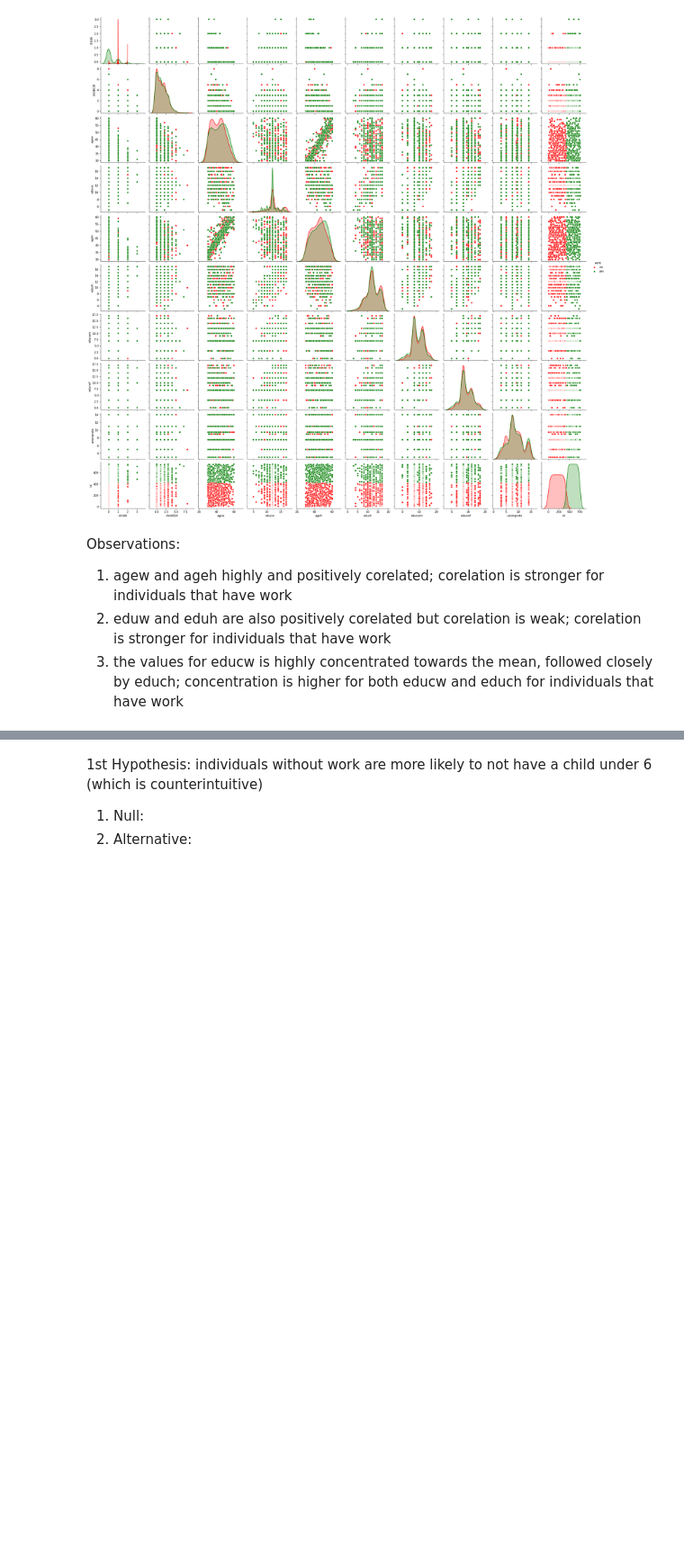
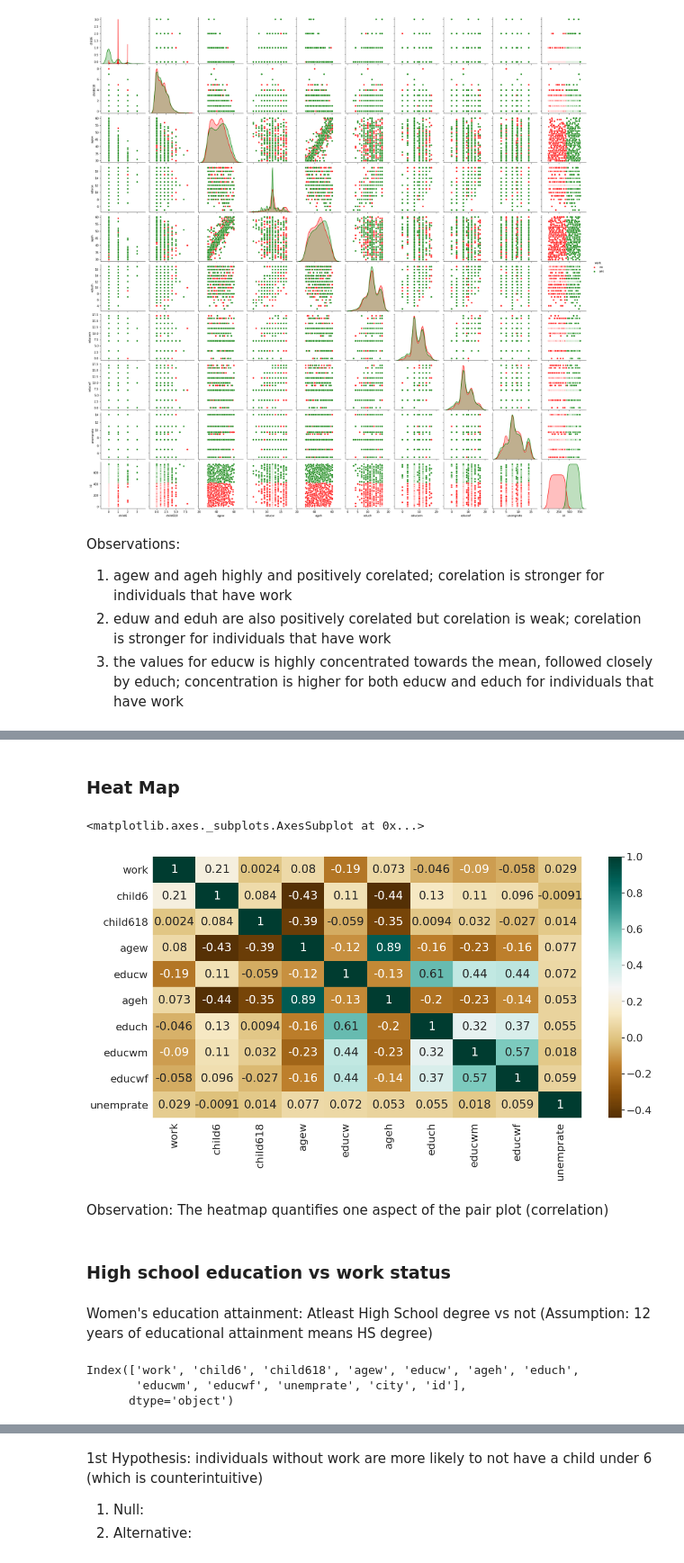
Before and after one commit to TashiNyangmi/Understood, a Jupyter notebook: Understood_org2.ipynb, the cells around one changed output, grey strips where cells are left out. Shown at 90% size. Cells and saved outputs as stored; diff of their text form; code cells hidden in the pictures; blank space fills up the shorter version.

```diff
--- a/Understood_org2.ipynb
+++ b/Understood_org2.ipynb
@@ -193,3 +271,28 @@ df.groupby(['work']).agg(np.mean)
 | work |  |  |  |  |  |  |  |  |  |  |
 | no | 0.140187 | 1.350467 | 41.971963 | 12.658879 | 44.609813 | 12.612150 | 9.516355 | 8.988318 | 8.545561 | 214.5 |
 | yes | 0.366154 | 1.356923 | 43.283077 | 11.796923 | 45.793846 | 12.332308 | 8.901538 | 8.572308 | 8.726154 | 591.0 |
+# %% [markdown]
+### Heat Map
+# %%
+# Finding the relations between the variables
+plt.figure(figsize = (20,10))
+df_hm = df.drop(["id"],axis = 1).copy() #dropping the column:id
+df_hm['work'] = df_hm['work'].replace("no", 0)
+df_hm['work'] = df_hm['work'].replace("yes", 1)
+c = df_hm.corr()
+sns.heatmap(c, cmap = "BrBG", annot = True)
+# %% [output]
+<matplotlib.axes._subplots.AxesSubplot at 0x...>
+[figure, added]
+# %% [markdown]
+Observation: The heatmap quantifies one aspect of the pair plot (correlation)
+# %% [markdown]
+### High school education vs work status
+# %% [markdown]
+Women's education attainment: Atleast High School degree vs not (Assumption: 12 years of educational attainment means HS degree)
+# %%
+df.columns
+# %% [output]
+Index(['work', 'child6', 'child618', 'agew', 'educw', 'ageh', 'educh',
+       'educwm', 'educwf', 'unemprate', 'city', 'id'],
+      dtype='object')
```
Also changed, not shown: parts of 80 cells of this notebook.
